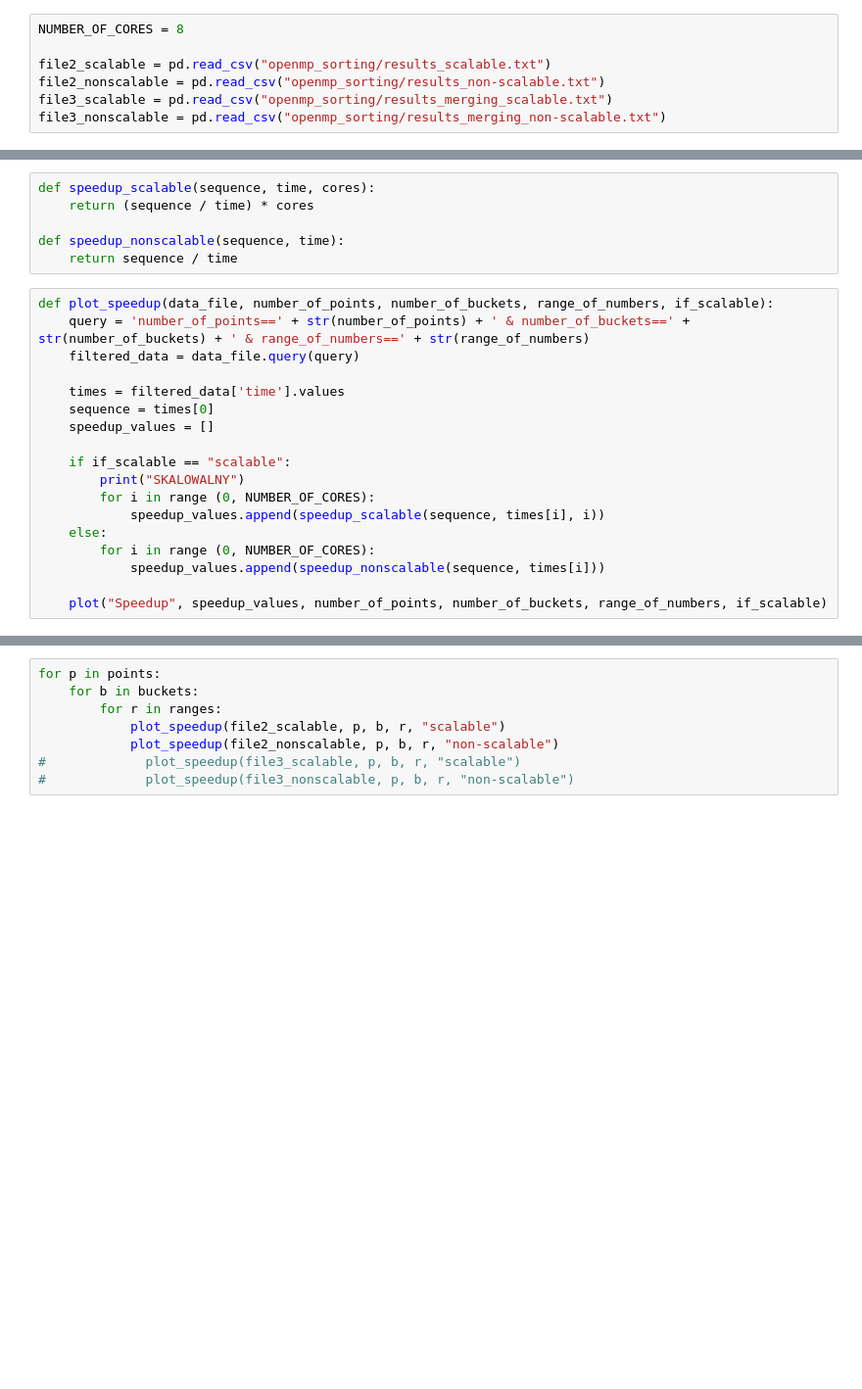
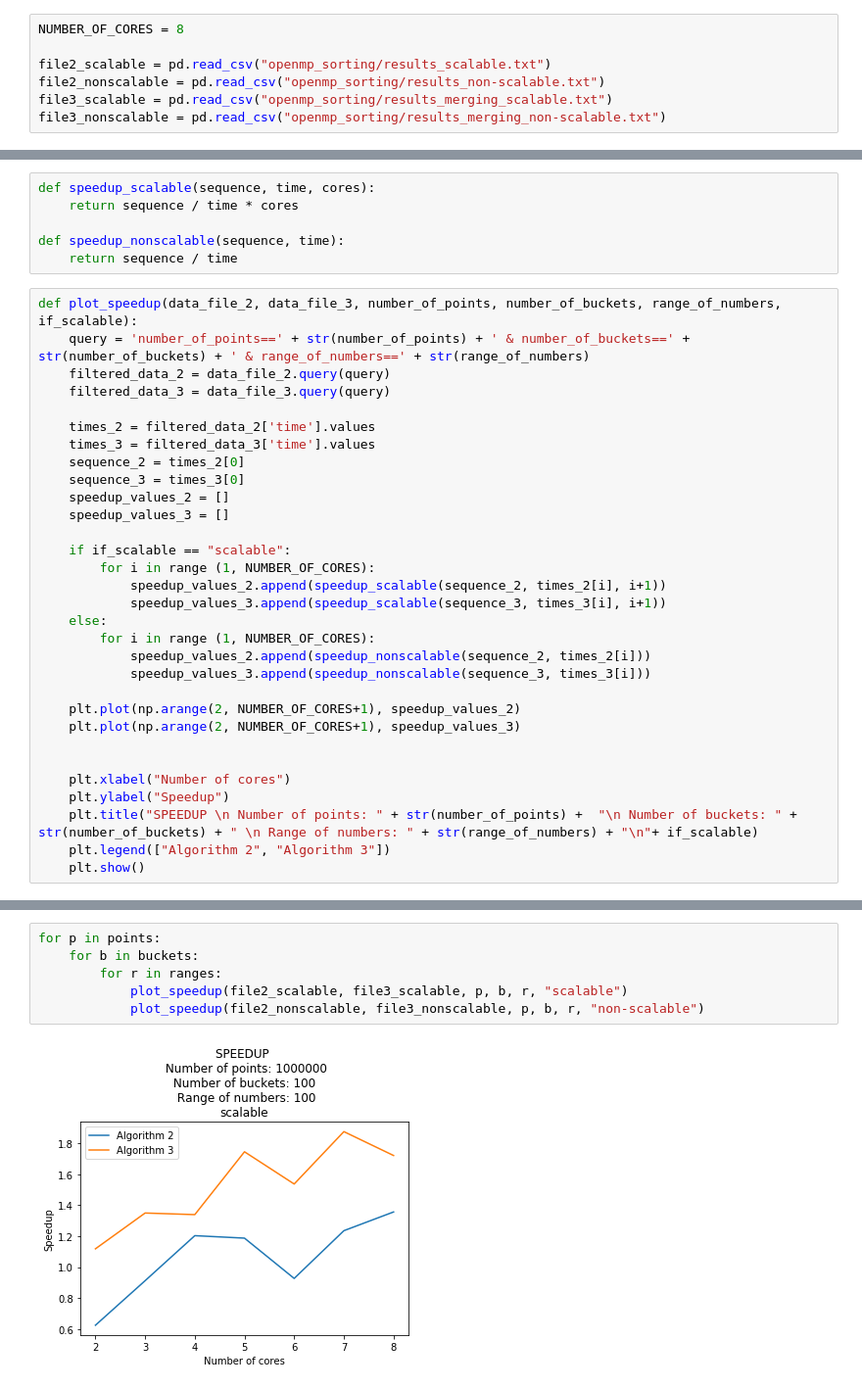
Before and after one commit to grzegorzborkowski/tpr-lab, a Jupyter notebook: openmp.ipynb, the cells around one changed output, grey strips where cells are left out. Shown at 98% size. Cells and saved outputs as stored; diff of their text form; blank space fills up the shorter version.

```diff
--- a/openmp.ipynb
+++ b/openmp.ipynb
@@ -53,24 +54,37 @@ for p in points:
 # %%
 def speedup_scalable(sequence, time, cores):
-    return (sequence / time) * cores
+    return sequence / time * cores
 
 def speedup_nonscalable(sequence, time):
     return sequence / time
 # %%
-def plot_speedup(data_file, number_of_points, number_of_buckets, range_of_numbers, if_scalable):
+def plot_speedup(data_file_2, data_file_3, number_of_points, number_of_buckets, range_of_numbers, if_scalable):
     query = 'number_of_points==' + str(number_of_points) + ' & number_of_buckets==' + str(number_of_buckets) + ' & range_of_numbers==' + str(range_of_numbers)
-    filtered_data = data_file.query(query)
+    filtered_data_2 = data_file_2.query(query)
+    filtered_data_3 = data_file_3.query(query)
 
-    times = filtered_data['time'].values
-    sequence = times[0]
-    speedup_values = []
+    times_2 = filtered_data_2['time'].values
+    times_3 = filtered_data_3['time'].values
+    sequence_2 = times_2[0]
+    sequence_3 = times_3[0]
+    speedup_values_2 = []
+    speedup_values_3 = []
 
     if if_scalable == "scalable":
-        print("SKALOWALNY")
-        for i in range (0, NUMBER_OF_CORES):
-            speedup_values.append(speedup_scalable(sequence, times[i], i))
+        for i in range (1, NUMBER_OF_CORES):
+            speedup_values_2.append(speedup_scalable(sequence_2, times_2[i], i+1))
+            speedup_values_3.append(speedup_scalable(sequence_3, times_3[i], i+1))
     else:
-        for i in range (0, NUMBER_OF_CORES):
-            speedup_values.append(speedup_nonscalable(sequence, times[i]))
+        for i in range (1, NUMBER_OF_CORES):
+            speedup_values_2.append(speedup_nonscalable(sequence_2, times_2[i]))
+            speedup_values_3.append(speedup_nonscalable(sequence_3, times_3[i]))
 
-    plot("Speedup", speedup_values, number_of_points, number_of_buckets, range_of_numbers, if_scalable)
+    plt.plot(np.arange(2, NUMBER_OF_CORES+1), speedup_values_2)
+    plt.plot(np.arange(2, NUMBER_OF_CORES+1), speedup_values_3)
+
+
+    plt.xlabel("Number of cores")
+    plt.ylabel("Speedup")
+    plt.title("SPEEDUP \n Number of points: " + str(number_of_points) +  "\n Number of buckets: " + str(number_of_buckets) + " \n Range of numbers: " + str(range_of_numbers) + "\n"+ if_scalable)
+    plt.legend(["Algorithm 2", "Algorithm 3"])
+    plt.show()
@@ -81,8 +93,8 @@ plot_time(file2_scalable,1000000,100,1000, "non-scalable")
 # %%
 for p in points:
     for b in buckets:
         for r in ranges:
-            plot_speedup(file2_scalable, p, b, r, "scalable")
-            plot_speedup(file2_nonscalable, p, b, r, "non-scalable")
-#             plot_speedup(file3_scalable, p, b, r, "scalable")
-#             plot_speedup(file3_nonscalable, p, b, r, "non-scalable")
+            plot_speedup(file2_scalable, file3_scalable, p, b, r, "scalable")
+            plot_speedup(file2_nonscalable, file3_nonscalable, p, b, r, "non-scalable")
+# %% [output]
+[figure, added]
```
Also changed, not shown: parts of 9 cells of this notebook, 4 other files.
